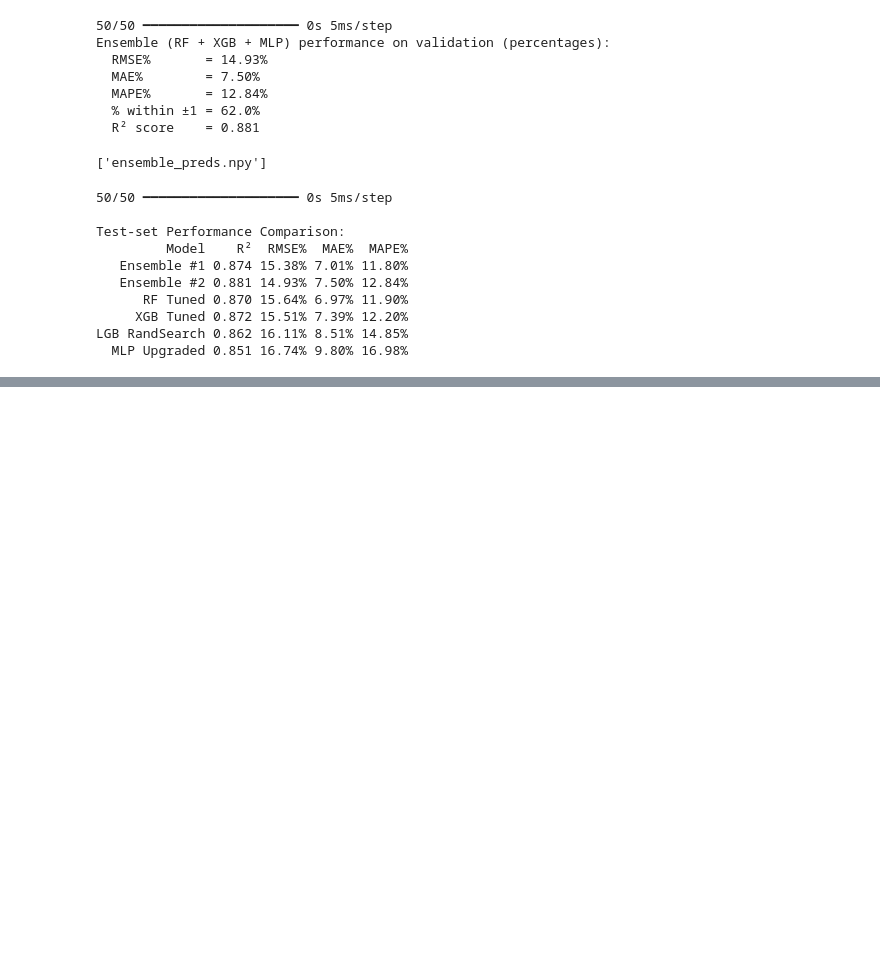
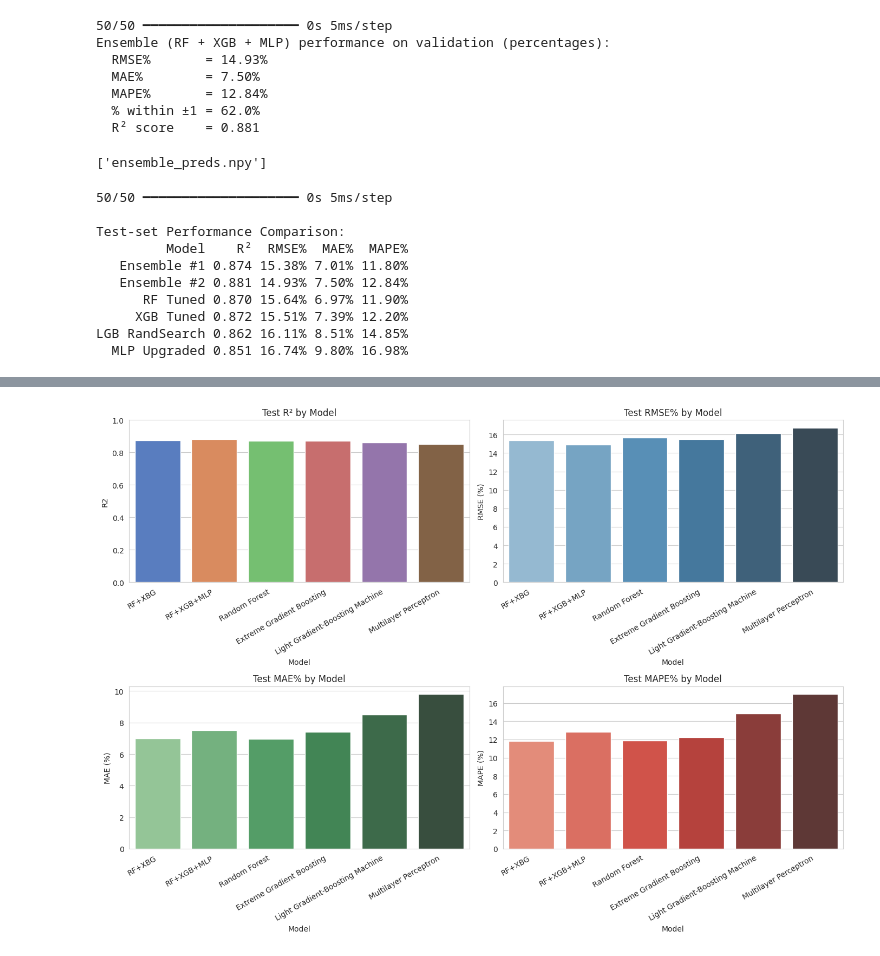
Before and after one commit to J-a-y-a-shree/BtpFinalAttempt, a Jupyter notebook: Final_attempt.ipynb, the cells around one changed output, grey strips where cells are left out. Saved outputs shown, nothing was run; the diff lists cells and outputs as text; code cells hidden in the pictures; blank space fills up the shorter version.

```diff
--- a/Final_attempt.ipynb
+++ b/Final_attempt.ipynb
@@ -1635,0 +1816,92 @@ LGB RandSearch 0.862 16.11% 8.51% 14.85%
+# %%
+import pandas as pd
+import numpy as np
+import matplotlib.pyplot as plt
+import seaborn as sns
+import joblib
+from tensorflow.keras.models import load_model
+from sklearn.model_selection import train_test_split
+from sklearn.preprocessing import StandardScaler
+from sklearn.metrics import (
+    mean_squared_error,
+    mean_absolute_error,
+    mean_absolute_percentage_error,
+    r2_score
+)
+
+# 1. Load data & split
+df = pd.read_csv("k_sc_opt_full_dataset.csv")
+features = ["Irradiance","AmbientTemp","rload","cload",
+            "Inductor","Capacitor","Vpv_avg","Ipv_avg","dV","dP"]
+X = df[features].values
+y = df["k_sc_opt"].values
+_, X_test, _, y_test = train_test_split(X, y, test_size=0.15, random_state=42)
+
+# 2. Load models & scaler
+ensemble1      = joblib.load("/content/ensemble_rf_xgb.pkl")
+ensemble2_preds= joblib.load("/content/ensemble_preds.npy")
+rf_model       = joblib.load("/content/direct_rf_tuned.pkl")
+xgb_model      = joblib.load("/content/direct_xgb_tuned.pkl")
+lgb_model      = joblib.load("/content/direct_lgb_randsearch.pkl")
+mlp_scaler     = joblib.load("/content/scaler_X_direct_mlp.pkl")
+mlp_model      = load_model("/content/direct_mlp_upgraded.h5", compile=False)
+
+# 3. Collect predictions
+preds = {
+    "RF+XBG":   ensemble1.predict(X_test),
+    "RF+XGB+MLP":   ensemble2_preds,
+    "Random Forest":      rf_model.predict(X_test),
+    "Extreme Gradient Boosting":     xgb_model.predict(X_test),
+    "Light Gradient-Boosting Machine":lgb_model.predict(X_test),
+    "Multilayer Perceptron":  mlp_model.predict(mlp_scaler.transform(X_test)).ravel()
+}
+
+# 4. Compute metrics for each model
+mean_k = y_test.mean()
+records = []
+for name, y_pred in preds.items():
+    r2       = r2_score(y_test, y_pred)
+    rmse_pct = np.sqrt(mean_squared_error(y_test, y_pred)) / mean_k * 100
+    mae_pct  = mean_absolute_error       (y_test, y_pred) / mean_k * 100
+    mape_pct = mean_absolute_percentage_error(y_test, y_pred) * 100
+    records.append({
+        "Model":     name,
+        "R2":        r2,
+        "RMSE (%)":  rmse_pct,
+        "MAE (%)":   mae_pct,
+        "MAPE (%)":  mape_pct
+    })
+perf_df = pd.DataFrame.from_records(records)
+
+# 5. Plot bar charts in a 2×2 grid
+sns.set_style("whitegrid")
+fig, axes = plt.subplots(2, 2, figsize=(14,10))
+
+# R²
+sns.barplot(x="Model", y="R2", data=perf_df, ax=axes[0,0], palette="muted")
+axes[0,0].set_title("Test R² by Model")
+axes[0,0].set_ylim(0,1)
+axes[0,0].set_xticklabels(axes[0,0].get_xticklabels(), rotation=30, ha="right")
+
+# RMSE%
+sns.barplot(x="Model", y="RMSE (%)", data=perf_df, ax=axes[0,1], palette="Blues_d")
+axes[0,1].set_title("Test RMSE% by Model")
+axes[0,1].set_ylabel("RMSE (%)")
+axes[0,1].set_xticklabels(axes[0,1].get_xticklabels(), rotation=30, ha="right")
+
+# MAE%
+sns.barplot(x="Model", y="MAE (%)", data=perf_df, ax=axes[1,0], palette="Greens_d")
+axes[1,0].set_title("Test MAE% by Model")
+axes[1,0].set_ylabel("MAE (%)")
+axes[1,0].set_xticklabels(axes[1,0].get_xticklabels(), rotation=30, ha="right")
+
+# MAPE%
+sns.barplot(x="Model", y="MAPE (%)", data=perf_df, ax=axes[1,1], palette="Reds_d")
+axes[1,1].set_title("Test MAPE% by Model")
+axes[1,1].set_ylabel("MAPE (%)")
+axes[1,1].set_xticklabels(axes[1,1].get_xticklabels(), rotation=30, ha="right")
+
+plt.tight_layout()
+plt.savefig("fig_all_metrics.png", dpi=300)
+plt.show()
+# %% [output]
@@ -1635,0 +1924 @@ LGB RandSearch 0.862 16.11% 8.51% 14.85%
+[figure, added]
```
Also changed, not shown: parts of 3 cells of this notebook.
